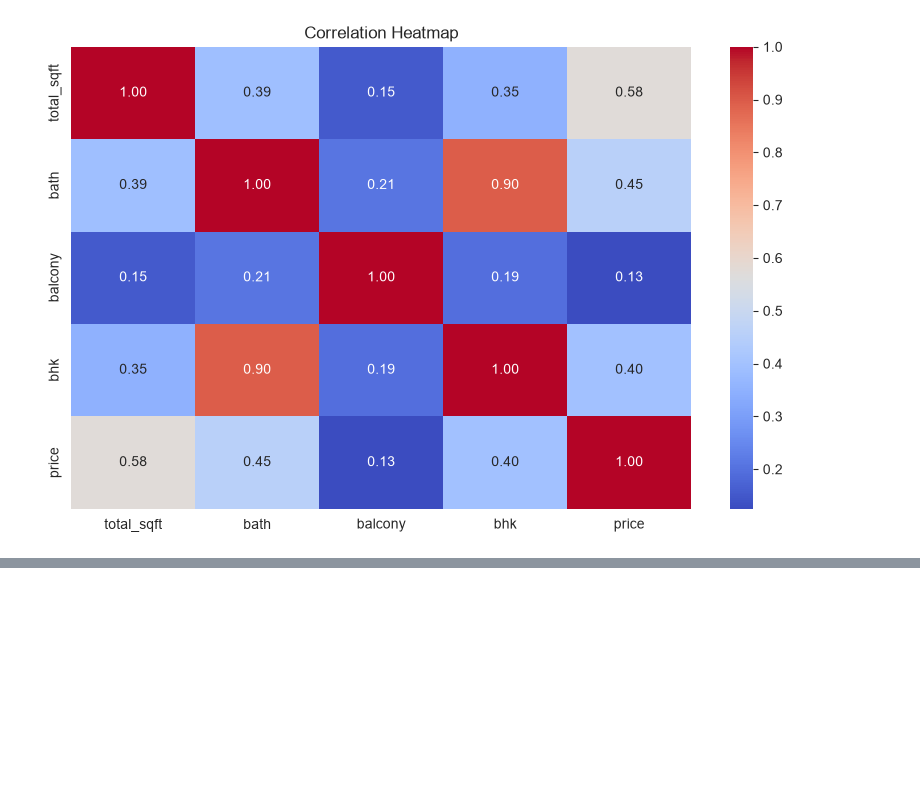
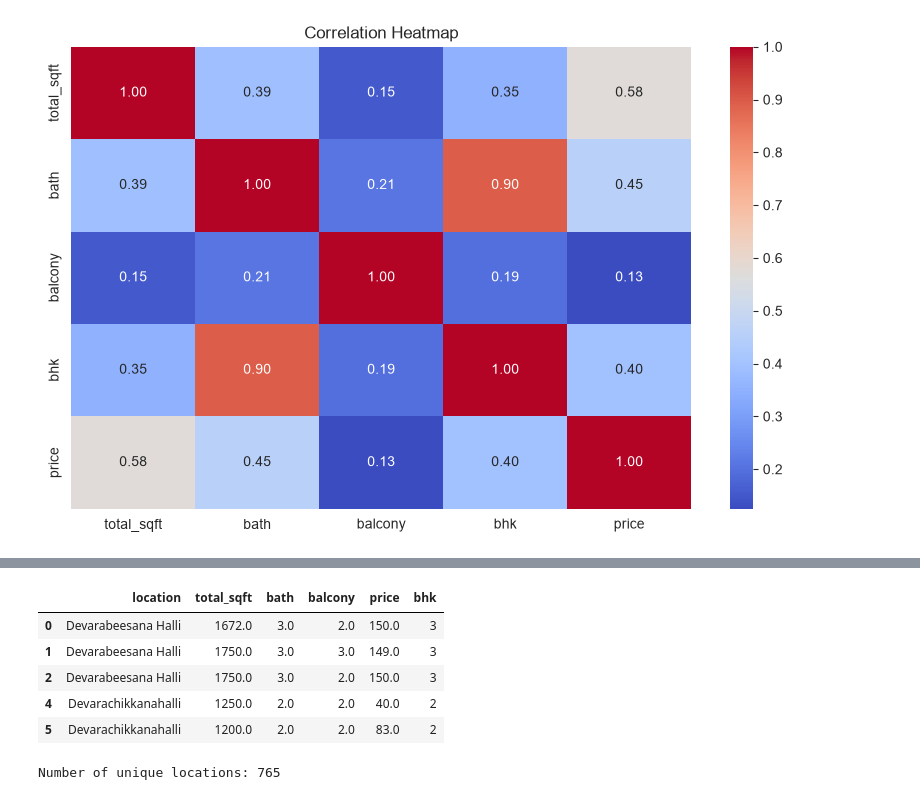
Before and after one commit to DevK-26/HousePricePrediction, a Jupyter notebook: Notebook /House_Price_EDA.ipynb, the cells around one changed output, grey strips where cells are left out. Saved outputs shown, nothing was run; the diff lists cells and outputs as text; code cells hidden in the pictures; blank space fills up the shorter version.

```diff
--- a/Notebook /House_Price_EDA.ipynb
+++ b/Notebook /House_Price_EDA.ipynb
@@ -269,0 +313,4 @@ plt.show()
+# %%
+print("Before:", df5.shape)
+df6 = df5[~(df5['total_sqft'] / df5['bhk'] < 300)]
+print("After:", df6.shape)
@@ -269,0 +322,13 @@ plt.show()
+# %%
+def remove_pps_outliers(df):
+    df_out = pd.DataFrame()
+    for key, subdf in df.groupby('location'):
+        m = np.mean(subdf['price_per_sqft'])
+        st = np.std(subdf['price_per_sqft'])
+        reduced_df = subdf[(subdf['price_per_sqft'] > (m - st)) & (subdf['price_per_sqft'] <= (m + st))]
+        df_out = pd.concat([df_out, reduced_df], ignore_index=True)
+    return df_out
+
+print("Before:", df6.shape)
+df7 = remove_pps_outliers(df6)
+print("After:", df7.shape)
@@ -269,0 +340,20 @@ plt.show()
+# %%
+def remove_bhk_outliers(df):
+    exclude_indices = np.array([])
+    for location, location_df in df.groupby('location'):
+        bhk_stats = {}
+        for bhk, bhk_df in location_df.groupby('bhk'):
+            bhk_stats[bhk] = {
+                'mean': np.mean(bhk_df['price_per_sqft']),
+                'std': np.std(bhk_df['price_per_sqft']),
+                'count': bhk_df.shape[0]
+            }
+        for bhk, bhk_df in location_df.groupby('bhk'):
+            stats = bhk_stats.get(bhk - 1)
+            if stats and stats['count'] > 5:
+                exclude_indices = np.append(exclude_indices, bhk_df[bhk_df['price_per_sqft'] < (stats['mean'])].index.values)
+    return df.drop(exclude_indices, axis='index')
+
+print("Before:", df7.shape)
+df8 = remove_bhk_outliers(df7)
+print("After:", df8.shape)
@@ -269,0 +375,14 @@ plt.show()
+# %%
+df9 = df8.drop(['size', 'price_per_sqft'], axis=1)
+df9.head()
+# %% [output]
+|  | location | total_sqft | bath | balcony | price | bhk |
+| 0 | Devarabeesana Halli | 1672.0 | 3.0 | 2.0 | 150.0 | 3 |
+| 1 | Devarabeesana Halli | 1750.0 | 3.0 | 3.0 | 149.0 | 3 |
+| 2 | Devarabeesana Halli | 1750.0 | 3.0 | 2.0 | 150.0 | 3 |
+| 4 | Devarachikkanahalli | 1250.0 | 2.0 | 2.0 | 40.0 | 2 |
+| 5 | Devarachikkanahalli | 1200.0 | 2.0 | 2.0 | 83.0 | 2 |
+# %%
+print("Number of unique locations:", df9['location'].nunique())
+# %% [output]
+Number of unique locations: 765
```
Also changed, not shown: parts of 15 cells of this notebook.
